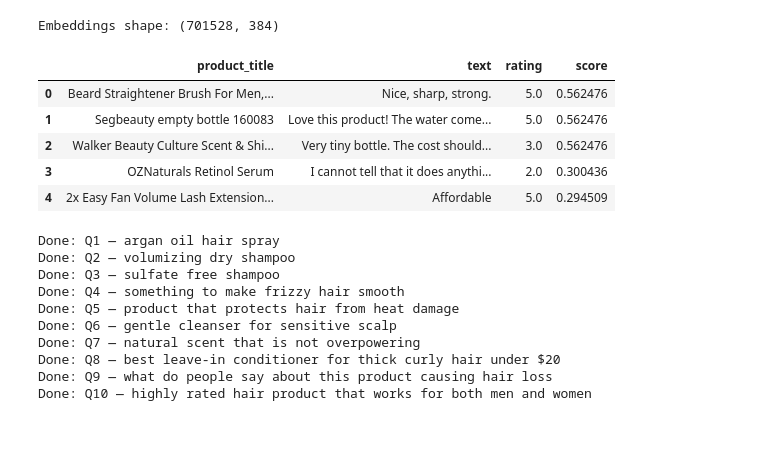
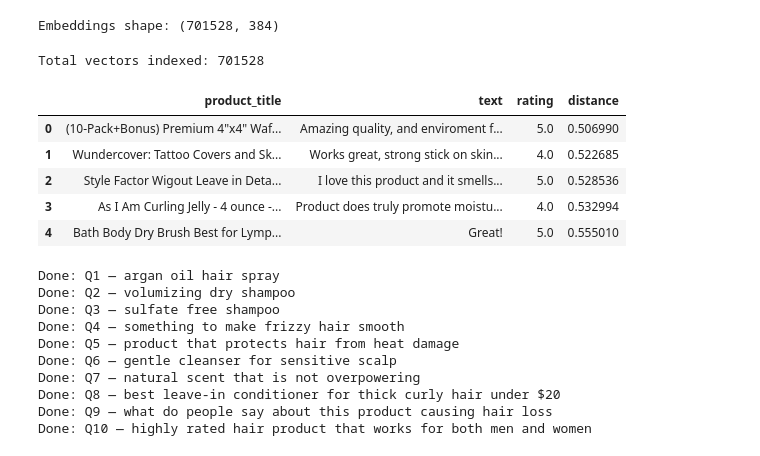
Before and after one commit to UBC-MDS/DSCI_575_project_barafat2_moham136, a Jupyter notebook: notebooks/queries_comparison.ipynb, the cells around one changed output. Drawn from its saved outputs; the diff is of its cells as text; code cells hidden in the pictures.

```diff
--- a/notebooks/queries_comparison.ipynb
+++ b/notebooks/queries_comparison.ipynb
@@ -74,22 +74,37 @@ embeddings.position_ids | UNEXPECTED |  |
 Notes:
 - UNEXPECTED:   can be ignored when loading from different task/architecture; not ok if you expect identical arch.
 Embeddings shape: (701528, 384)
+# %%
+import faiss
+
+dimension = corpus_embeddings.shape[1]  # 384 for all-MiniLM-L6-v2
+
+index = faiss.IndexFlatL2(dimension)   # L2 (Euclidean) distance
+# or use cosine similarity:
+# index = faiss.IndexFlatIP(dimension) # Inner product (cosine if normalized)
+
+index.add(corpus_embeddings)
+print(f"Total vectors indexed: {index.ntotal}")
+# %% [output]
+Total vectors indexed: 701528
 # %%
 def semantic_search(query, top_k=5):
-    query_embedding = model.encode([query])
-    scores = cosine_similarity(query_embedding, corpus_embeddings)[0]
-    top_indices = scores.argsort()[::-1][:top_k]
-    result['score'] = scores  # add scores to result for display
-    return result.iloc[top_indices][['product_title', 'text', 'rating', 'score']].reset_index(drop=True)
+    query_embedding = model.encode([query]).astype('float32')
+    distances, indices = index.search(query_embedding, top_k)
+
+    results = result.iloc[indices[0]].copy()
+    results['distance'] = distances[0]
+
+    return pd.DataFrame(results)[['product_title', 'text', 'rating', 'distance']].reset_index(drop=True)
 # %%
-semantic_search("")
+semantic_search("sunscreen that doesn't make my hair greasy")
 # %% [output]
-|  | product_title | text | rating | score |
-| 0 | Beard Straightener Brush For Men,... | Nice, sharp, strong. | 5.0 | 0.562476 |
-| 1 | Segbeauty empty bottle 160083 | Love this product! The water come... | 5.0 | 0.562476 |
-| 2 | Walker Beauty Culture Scent & Shi... | Very tiny bottle. The cost should... | 3.0 | 0.562476 |
-| 3 | OZNaturals Retinol Serum | I cannot tell that it does anythi... | 2.0 | 0.300436 |
-| 4 | 2x Easy Fan Volume Lash Extension... | Affordable | 5.0 | 0.294509 |
+|  | product_title | text | rating | distance |
+| 0 | (10-Pack+Bonus) Premium 4"x4" Waf... | Amazing quality, and enviroment f... | 5.0 | 0.506990 |
+| 1 | Wundercover: Tattoo Covers and Sk... | Works great, strong stick on skin... | 4.0 | 0.522685 |
+| 2 | Style Factor Wigout Leave in Deta... | I love this product and it smells... | 5.0 | 0.528536 |
+| 3 | As I Am Curling Jelly - 4 ounce -... | Product does truly promote moistu... | 4.0 | 0.532994 |
+| 4 | Bath Body Dry Brush Best for Lymp... | Great! | 5.0 | 0.555010 |
 # %%
 all_results = {}
 
```
Also changed, not shown: parts of 1 cell of this notebook, 3 other files.
